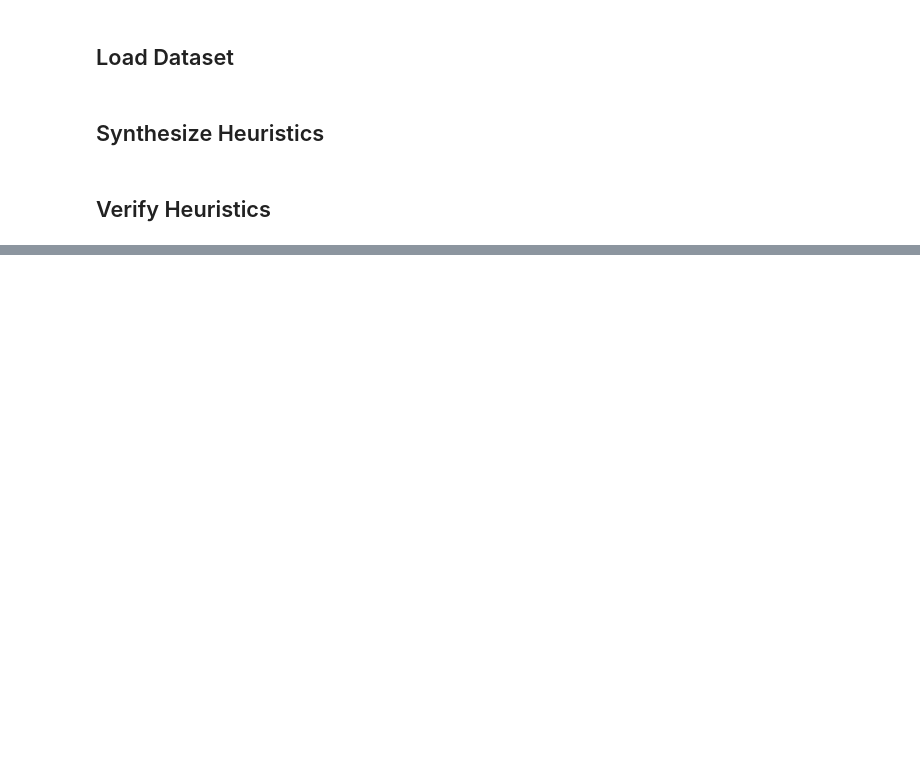
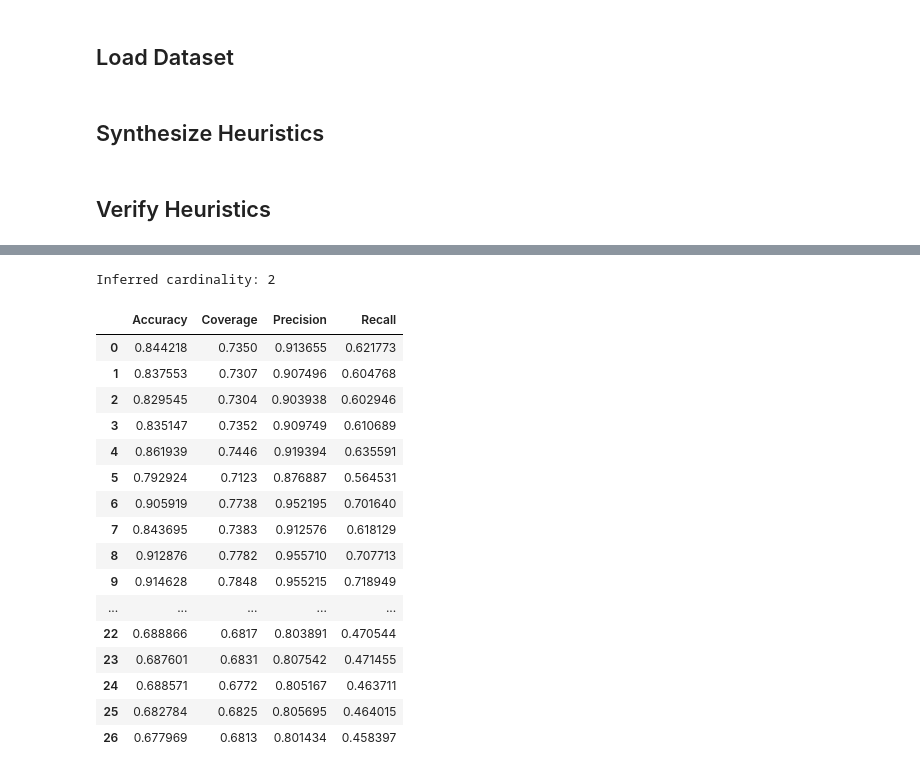
Before and after one commit to HazyResearch/reef, a Jupyter notebook: Synthesis_Test.ipynb, the cells around one changed output, grey strips where cells are left out. Drawn from its saved outputs; the diff is of its cells as text; code cells hidden in the pictures; blank space fills up the shorter version.

Commit message:
third loop drops accuracy

```diff
--- a/Synthesis_Test.ipynb
+++ b/Synthesis_Test.ipynb
@@ -83,0 +93,5 @@ incorrect_idx = vf.find_incorrect_points(b=0.6)
+# %%
+#optional pruning
+sort_idx = syn.prune_heuristics(hf,feat_combos, keep=10)
+hf = [hf[i] for i in sort_idx]
+feat_combos = [feat_combos[i] for i in sort_idx]
@@ -83,0 +110,22 @@ incorrect_idx = vf.find_incorrect_points(b=0.6)
+# %%
+vf.train_gen_model()
+vf.gen_model.learned_lf_stats()
+# %% [output]
+Inferred cardinality: 2
+|  | Accuracy | Coverage | Precision | Recall |
+| 0 | 0.844218 | 0.7350 | 0.913655 | 0.621773 |
+| 1 | 0.837553 | 0.7307 | 0.907496 | 0.604768 |
+| 2 | 0.829545 | 0.7304 | 0.903938 | 0.602946 |
+| 3 | 0.835147 | 0.7352 | 0.909749 | 0.610689 |
+| 4 | 0.861939 | 0.7446 | 0.919394 | 0.635591 |
+| 5 | 0.792924 | 0.7123 | 0.876887 | 0.564531 |
+| 6 | 0.905919 | 0.7738 | 0.952195 | 0.701640 |
+| 7 | 0.843695 | 0.7383 | 0.912576 | 0.618129 |
+| 8 | 0.912876 | 0.7782 | 0.955710 | 0.707713 |
+| 9 | 0.914628 | 0.7848 | 0.955215 | 0.718949 |
+| ... | ... | ... | ... | ... |
+| 22 | 0.688866 | 0.6817 | 0.803891 | 0.470544 |
+| 23 | 0.687601 | 0.6831 | 0.807542 | 0.471455 |
+| 24 | 0.688571 | 0.6772 | 0.805167 | 0.463711 |
+| 25 | 0.682784 | 0.6825 | 0.805695 | 0.464015 |
+| 26 | 0.677969 | 0.6813 | 0.801434 | 0.458397 |
```
Also changed, not shown: parts of 20 cells of this notebook.
